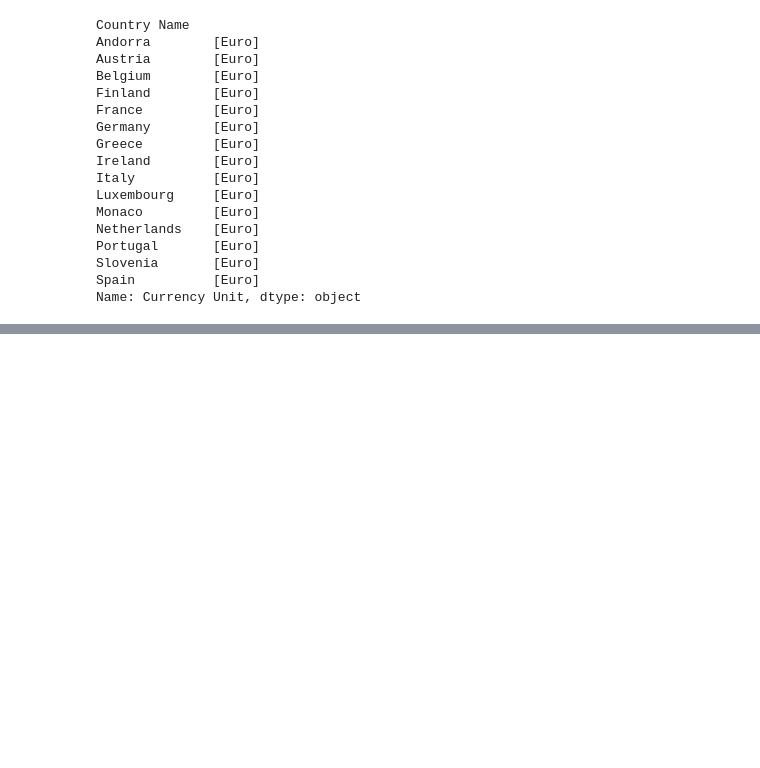
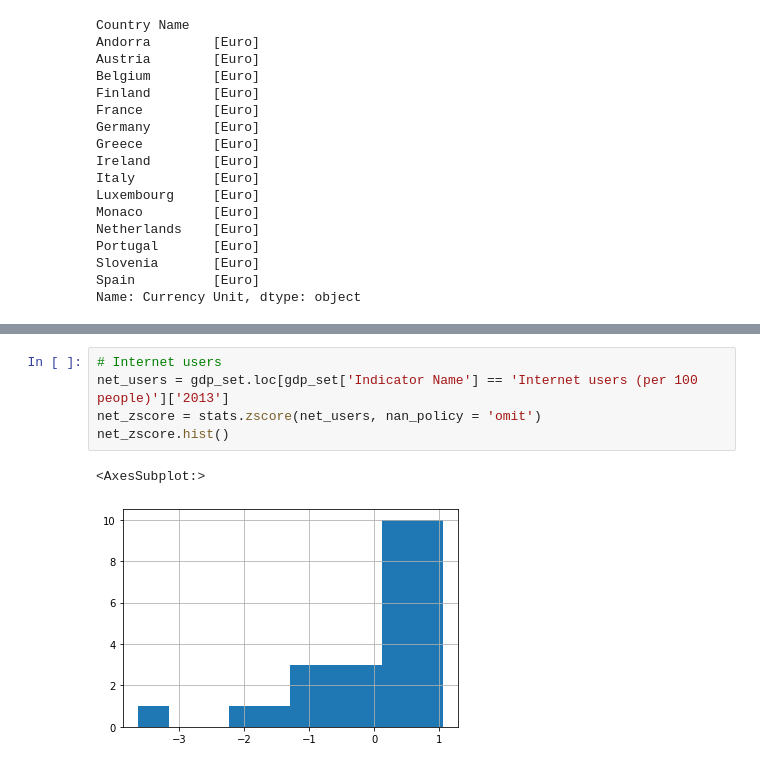
Before and after one commit to gregmansio/education_analysis_OC_P2, a Jupyter notebook: Analyse des données de systèmes éducatifs.ipynb, the cells around one changed output, grey strips where cells are left out. Cells and saved outputs as stored; diff of their text form; blank space fills up the shorter version.

```diff
--- a/Analyse des données de systèmes éducatifs.ipynb
+++ b/Analyse des données de systèmes éducatifs.ipynb
@@ -1621,0 +1643,8 @@ Name: Currency Unit, dtype: object
+# %%
+# Internet users
+net_users = gdp_set.loc[gdp_set['Indicator Name'] == 'Internet users (per 100 people)']['2013']
+net_zscore = stats.zscore(net_users, nan_policy = 'omit')
+net_zscore.hist()
+# %% [output]
+<AxesSubplot:>
+[figure, added]
```
Also changed, not shown: parts of 30 cells of this notebook.
